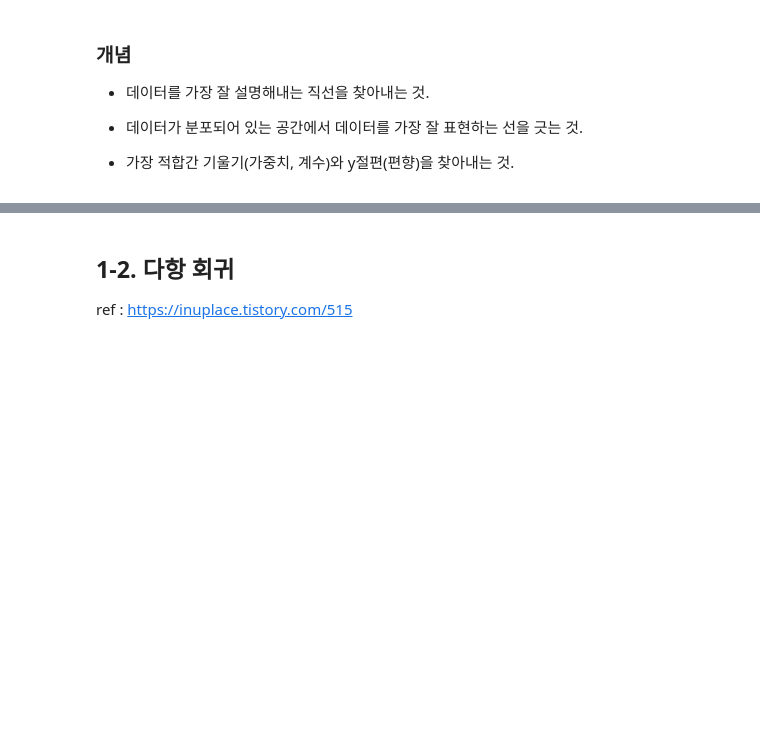
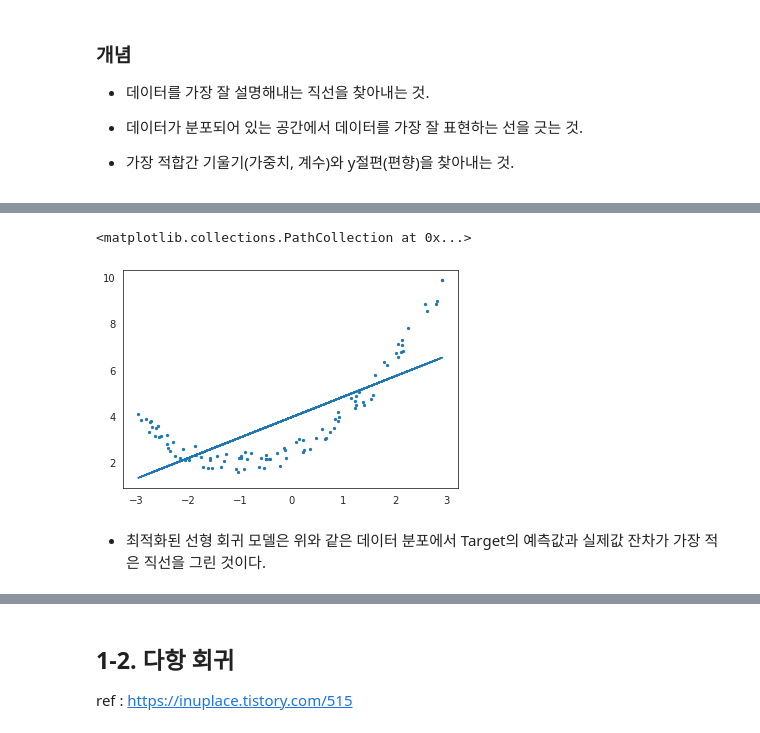
Before and after one commit to choisangh/STUDY, a Jupyter notebook: ML/회귀분석.ipynb, the cells around one changed output, grey strips where cells are left out. Cells and saved outputs as stored; diff of their text form; code cells hidden in the pictures; blank space fills up the shorter version.

```diff
--- a/ML/회귀분석.ipynb
+++ b/ML/회귀분석.ipynb
@@ -51,6 +51,22 @@ ref : https://steadiness-193.tistory.com/270?category=964168
 주어진 여러 개의 샘플들의 n+1개의 특성들과 라벨값(y) 사이의 관계를 잘 설명해내는 적합한 가중치들 (w0, w1, ..., wn)과 편향(b)를 찾아내야 한다.
 
 회귀모델은 실제 라벨 값 y와 예측 값 ŷ의 차이인 잔차를 제곱한 평균인 MSE를 통해 가중치와 편향을 찾는다.
+# %%
+#선형 회귀 그래프
+from sklearn.linear_model import LinearRegression
+n = 100
+x = 6 * np.random.rand(n, 1) - 3
+y = 0.5 * x**2 + x + 2 + np.random.rand(n, 1)
+lr=LinearRegression()
+lr.fit(x, y)
+y_preds=lr.predict(x)
+plt.plot(x, y_preds)
+plt.scatter(x, y, s=5)
+# %% [output]
+<matplotlib.collections.PathCollection at 0x...>
+[figure, added]
+# %% [markdown]
+* 최적화된 선형 회귀 모델은 위와 같은 데이터 분포에서 Target의 예측값과 실제값 잔차가 가장 적은 직선을 그린 것이다.
 # %% [markdown]
 <img src="https://img1.daumcdn.net/thumb/R1280x0/?scode=mtistory2&fname=https%3A%2F%2Fblog.kakaocdn.net%2Fdn%2FwCvOz%2FbtqIwEn8dmC%2FUUIjZBCxnRY2y2O8qeWGNK%2Fimg.png"></img><br>
 잔차의 이해를 돕기 위해 단순선형회귀그래프를 이용함
```
Also changed, not shown: parts of 46 cells of this notebook.
